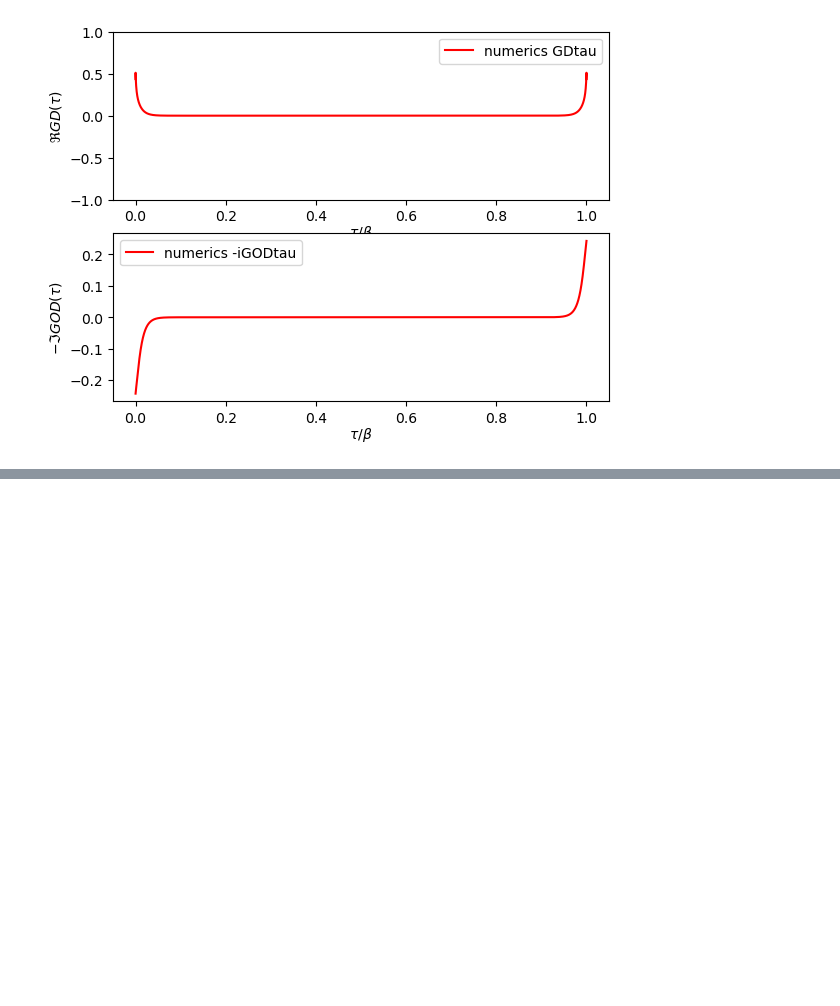
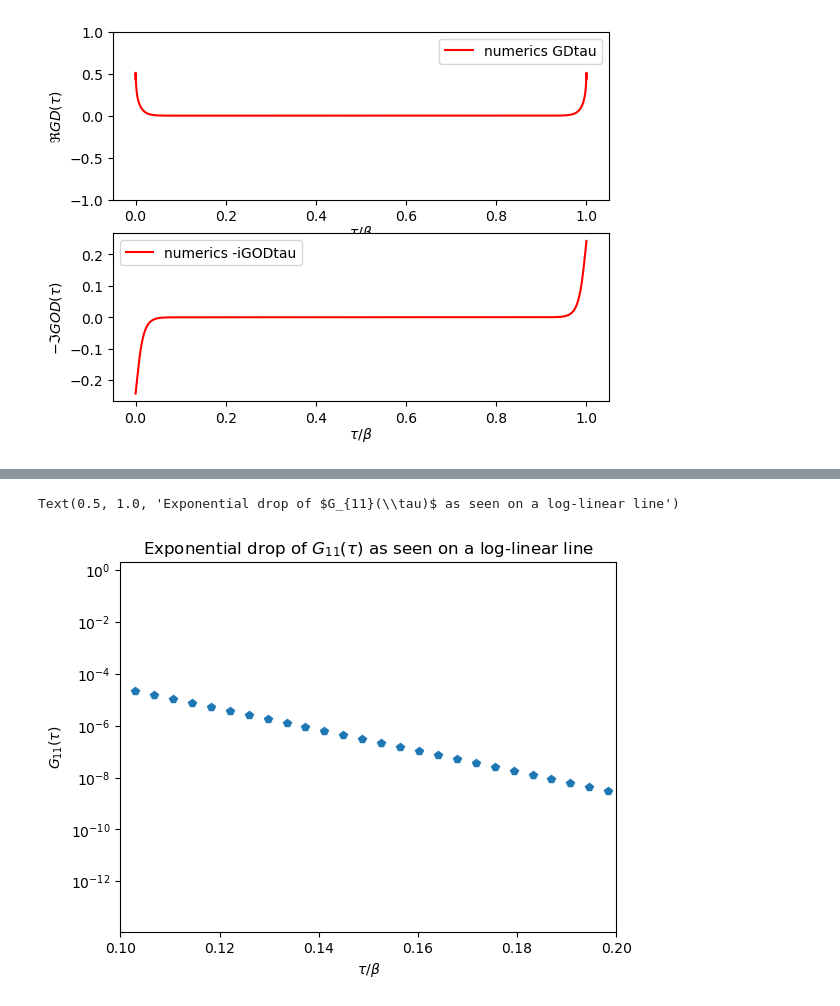
Before and after one commit to aravindhshankar/TwoSidedYSYK, a Jupyter notebook: Benchmarking/ComplexSYKImagTimeWormhole.ipynb, the cells around one changed output, grey strips where cells are left out. Cells and saved outputs as stored; diff of their text form; code cells hidden in the pictures; blank space fills up the shorter version.

Commit message:
exponential  G11 in regular syk wormhole

```diff
--- a/Benchmarking/ComplexSYKImagTimeWormhole.ipynb
+++ b/Benchmarking/ComplexSYKImagTimeWormhole.ipynb
@@ -155,0 +160,10 @@ ax2.legend()
+# %%
+plt.plot((tau/beta)[::1000], np.real(GDtau)[::1000],'p')
+plt.xlim(0.1,0.2)
+plt.yscale('log')
+plt.xlabel(r'$\tau/\beta$')
+plt.ylabel(r'$G_{11}(\tau)$')
+plt.title(r'Exponential drop of $G_{11}(\tau)$ as seen on a log-linear line')
+# %% [output]
+Text(0.5, 1.0, 'Exponential drop of $G_{11}(\\tau)$ as seen on a log-linear line')
+[figure, added]
```
Also changed, not shown: parts of 2 cells of this notebook, 1 other file.
